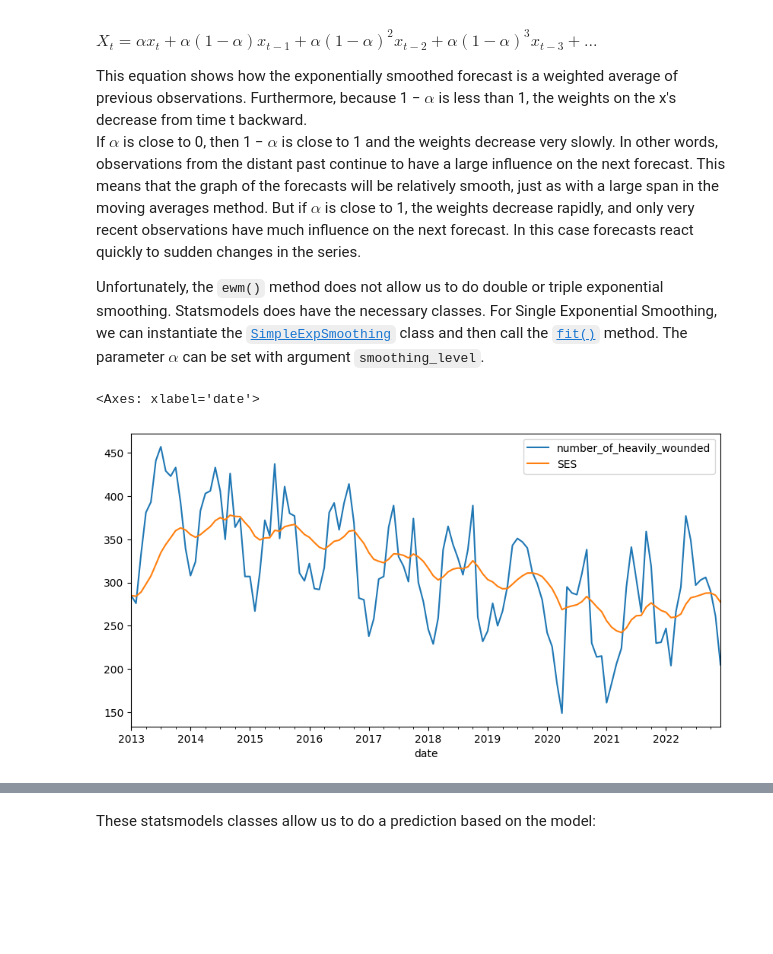
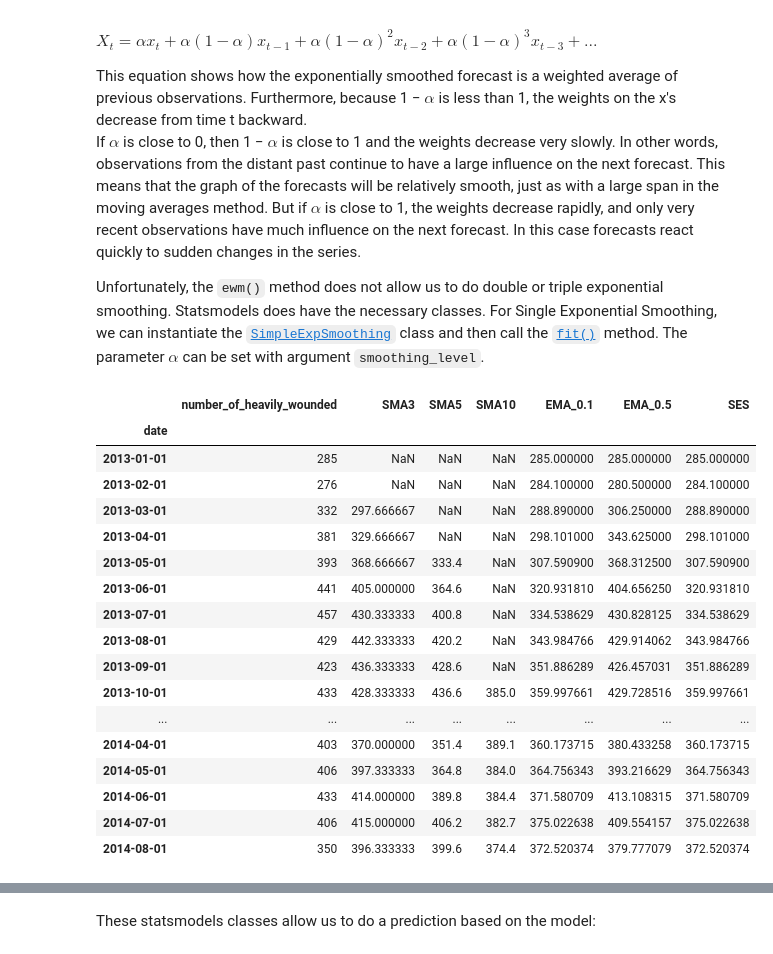
Before and after one commit to HoGentTIN/dsai-labs, a Jupyter notebook: 7-time-series/demo-7.01-time-series.ipynb, the cells around one changed output, grey strips where cells are left out. Drawn from its saved outputs; the diff is of its cells as text; code cells hidden in the pictures; blank space fills up the shorter version.

```diff
--- a/7-time-series/demo-7.01-time-series.ipynb
+++ b/7-time-series/demo-7.01-time-series.ipynb
@@ -268,9 +257,26 @@ the next forecast. In this case forecasts react quickly to sudden changes in the
 Unfortunately, the `ewm()` method does not allow us to do double or triple exponential smoothing. Statsmodels does have the necessary classes. For Single Exponential Smoothing, we can instantiate the [`SimpleExpSmoothing`](https://www.statsmodels.org/stable/generated/statsmodels.tsa.holtwinters.SimpleExpSmoothing.html#statsmodels.tsa.holtwinters.SimpleExpSmoothing) class and then call the [`fit()`](https://www.statsmodels.org/stable/generated/statsmodels.tsa.holtwinters.SimpleExpSmoothing.fit.html#statsmodels.tsa.holtwinters.SimpleExpSmoothing.fit) method. The parameter $\alpha$ can be set with argument `smoothing_level`.
 # %%
 from statsmodels.tsa.holtwinters import SimpleExpSmoothing
+# Train the model
 data_ses = SimpleExpSmoothing(data['number_of_heavily_wounded']).fit(smoothing_level=0.1)
 data['SES'] = data_ses.level
-data.plot(y=['number_of_heavily_wounded',  'SES'], figsize=[10,5])
+data.head(20)
 # %% [output]
-<Axes: xlabel='date'>
-[figure, removed]
+|  | number_of_heavily_wounded | SMA3 | SMA5 | SMA10 | EMA_0.1 | EMA_0.5 | SES |
+| date |  |  |  |  |  |  |  |
+| 2013-01-01 | 285 | NaN | NaN | NaN | 285.000000 | 285.000000 | 285.000000 |
+| 2013-02-01 | 276 | NaN | NaN | NaN | 284.100000 | 280.500000 | 284.100000 |
+| 2013-03-01 | 332 | 297.666667 | NaN | NaN | 288.890000 | 306.250000 | 288.890000 |
+| 2013-04-01 | 381 | 329.666667 | NaN | NaN | 298.101000 | 343.625000 | 298.101000 |
+| 2013-05-01 | 393 | 368.666667 | 333.4 | NaN | 307.590900 | 368.312500 | 307.590900 |
+| 2013-06-01 | 441 | 405.000000 | 364.6 | NaN | 320.931810 | 404.656250 | 320.931810 |
+| 2013-07-01 | 457 | 430.333333 | 400.8 | NaN | 334.538629 | 430.828125 | 334.538629 |
+| 2013-08-01 | 429 | 442.333333 | 420.2 | NaN | 343.984766 | 429.914062 | 343.984766 |
+| 2013-09-01 | 423 | 436.333333 | 428.6 | NaN | 351.886289 | 426.457031 | 351.886289 |
+| 2013-10-01 | 433 | 428.333333 | 436.6 | 385.0 | 359.997661 | 429.728516 | 359.997661 |
+| ... | ... | ... | ... | ... | ... | ... | ... |
+| 2014-04-01 | 403 | 370.000000 | 351.4 | 389.1 | 360.173715 | 380.433258 | 360.173715 |
+| 2014-05-01 | 406 | 397.333333 | 364.8 | 384.0 | 364.756343 | 393.216629 | 364.756343 |
+| 2014-06-01 | 433 | 414.000000 | 389.8 | 384.4 | 371.580709 | 413.108315 | 371.580709 |
+| 2014-07-01 | 406 | 415.000000 | 406.2 | 382.7 | 375.022638 | 409.554157 | 375.022638 |
+| 2014-08-01 | 350 | 396.333333 | 399.6 | 374.4 | 372.520374 | 379.777079 | 372.520374 |
```
Also changed, not shown: parts of 21 cells of this notebook.
